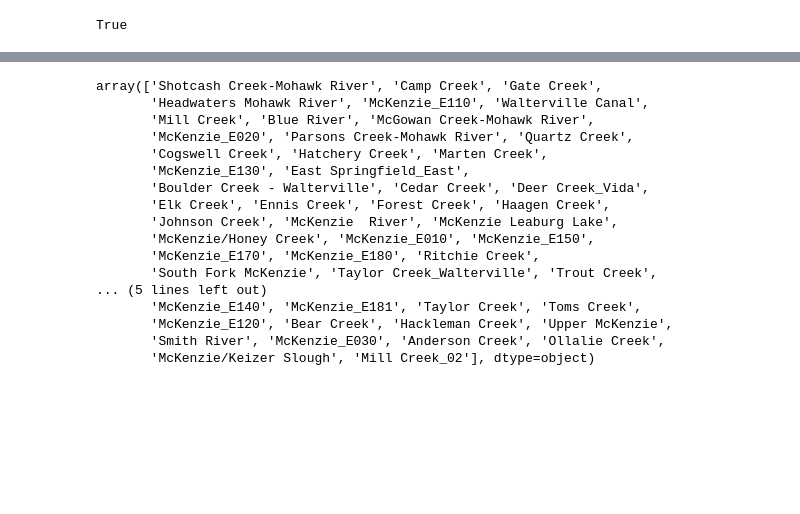
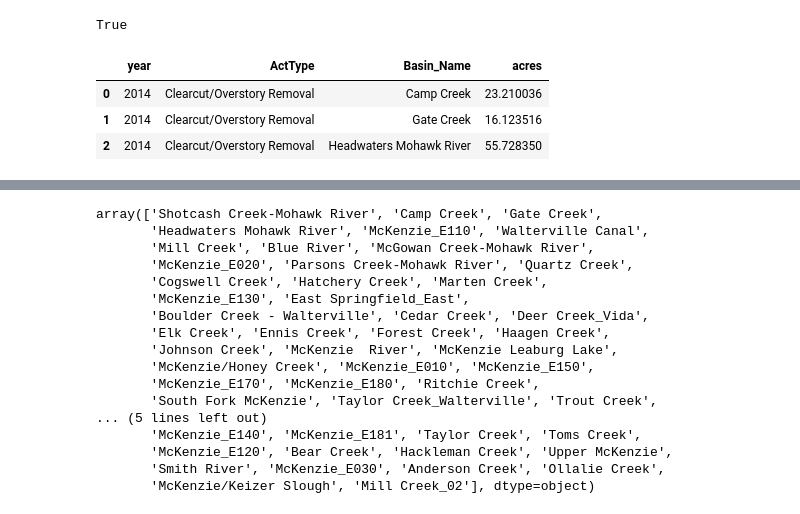
Before and after one commit to dongmeic/LCOG_support, a Jupyter notebook: EWEB/FERNS_data_review.ipynb, the cells around one changed output, grey strips where cells are left out. Drawn from its saved outputs; the diff is of its cells as text; code cells hidden in the pictures; blank space fills up the shorter version.

Commit message:
reformat FERNS data table

```diff
--- a/EWEB/FERNS_data_review.ipynb
+++ b/EWEB/FERNS_data_review.ipynb
@@ -8,4 +9,4 @@ import timeit
 # %%
 path = r'G:\projects\UtilityDistricts\eweb\DrinkingWater\EPA319_NPS_grant\ForestApplication\ODF_FACTS_DB\FERNS\FERNS_Model'
 # %%
-inpath = path + '\\FernsNoapsPolygon_downloads'
+inpath = path + '\\FERNS_Model_Intermediate.gdb'
@@ -24,5 +13,5 @@ datetime.datetime(2023, 1, 27, 0, 0)
 # %%
-FERNS = gpd.read_file(geodbs[idx], driver = 'FileGDB', layer = 'Ferns_Noaps_Polygons')
+FERNS = gpd.read_file(inpath, driver = 'FileGDB', layer = 'ReProjected')
 # %%
 FERNS.columns
 # %% [output]
@@ -37,7 +26,7 @@ Index(['NoapID', 'UnitID', 'NoapIdentifier', 'WorkArea', 'OperationName',
 #                'Clearing for Homesites/Other development', 'Commercial Thinning/Selective Cutting',
 #               'Fertilizer Application', 'Herbicide Application (Unit)', 'Salvage', 'Precommercial Thinning',
 #               'Fungicide Application', 'Insecticide Application']
-sel_actypes = ['Herbicide Application (Unit)', 'Clearcut/Overstory Removal']
+sel_actypes = ['Herbicide Application (Unit)', 'Clearcut/Overstory Removal', 'Salvage']
 # %%
 # check if the spellings are all corrected
 all([acty in FERNS.ActType.unique() for acty in sel_actypes])
@@ -83,6 +55,3 @@ Datum: NAD83 (High Accuracy Reference Network)
-# %%
-# reprojection
-FERNS = FERNS.to_crs(epsg=2914)
 # %%
 FERNS_s = FERNS[FERNS.ActType.isin(sel_actypes)]
 # %%
@@ -119,6 +88,13 @@ data_overview_by_basin = FERNS_in_Mck_basins.groupby(['year', 'ActType', 'Basin_
 data_overview.columns = list(map(lambda x: x[0] + '_' + x[1], list(data_overview.columns)))
 # %%
 data_overview_by_basin_reidx = data_overview_by_basin.reset_index()
+# %%
+data_overview_by_basin_reidx.head(3)
+# %% [output]
+|  | year | ActType | Basin_Name | acres |
+| 0 | 2014 | Clearcut/Overstory Removal | Camp Creek | 23.210036 |
+| 1 | 2014 | Clearcut/Overstory Removal | Gate Creek | 16.123516 |
+| 2 | 2014 | Clearcut/Overstory Removal | Headwaters Mohawk River | 55.728350 |
 # %%
 testdt = data_overview_by_basin.unstack('ActType').unstack('year').sort_index(axis=1, ascending=False)
 # %%
```
Also changed, not shown: parts of 9 cells of this notebook.
